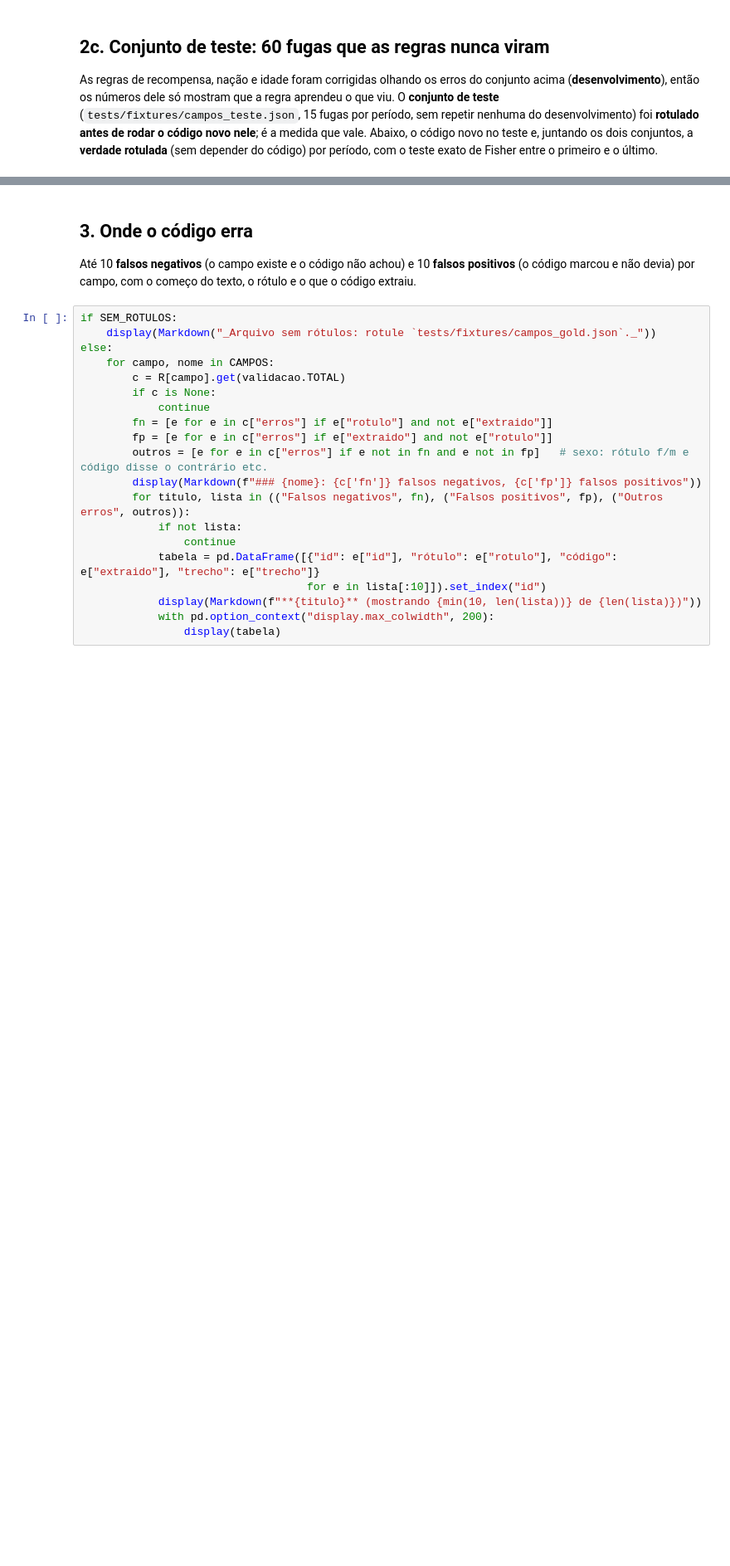
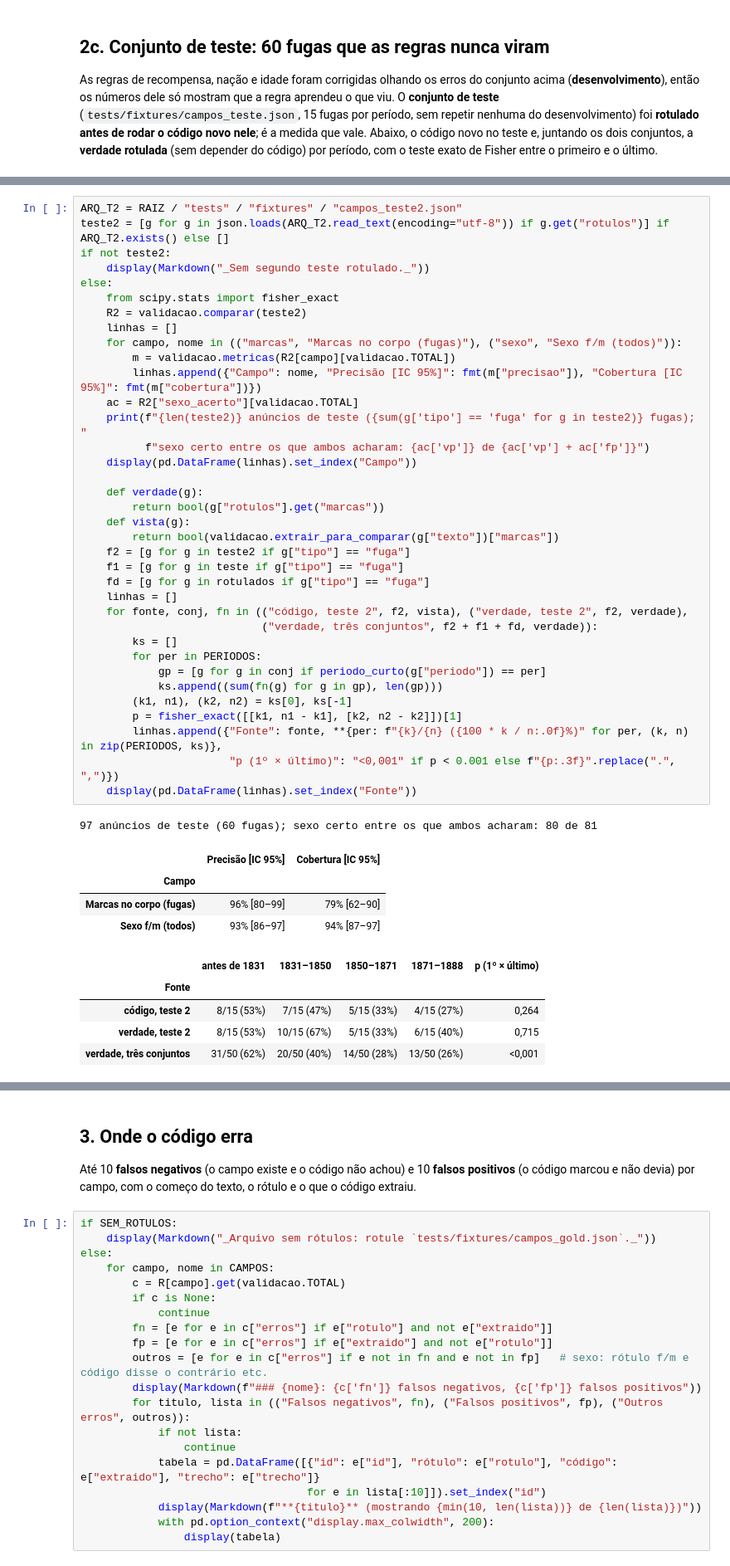
Before and after one commit to DiegoSamim/projetoDadosCompSoc, a Jupyter notebook: notebooks/validacao_campos.ipynb, the cells around one changed output, grey strips where cells are left out. Shown at 83% size. Saved outputs shown, nothing was run; the diff lists cells and outputs as text; blank space fills up the shorter version.

```diff
--- a/notebooks/validacao_campos.ipynb
+++ b/notebooks/validacao_campos.ipynb
@@ -300,0 +306,47 @@ else:
+# %%
+ARQ_T2 = RAIZ / "tests" / "fixtures" / "campos_teste2.json"
+teste2 = [g for g in json.loads(ARQ_T2.read_text(encoding="utf-8")) if g.get("rotulos")] if ARQ_T2.exists() else []
+if not teste2:
+    display(Markdown("_Sem segundo teste rotulado._"))
+else:
+    from scipy.stats import fisher_exact
+    R2 = validacao.comparar(teste2)
+    linhas = []
+    for campo, nome in (("marcas", "Marcas no corpo (fugas)"), ("sexo", "Sexo f/m (todos)")):
+        m = validacao.metricas(R2[campo][validacao.TOTAL])
+        linhas.append({"Campo": nome, "Precisão [IC 95%]": fmt(m["precisao"]), "Cobertura [IC 95%]": fmt(m["cobertura"])})
+    ac = R2["sexo_acerto"][validacao.TOTAL]
+    print(f"{len(teste2)} anúncios de teste ({sum(g['tipo'] == 'fuga' for g in teste2)} fugas); "
+          f"sexo certo entre os que ambos acharam: {ac['vp']} de {ac['vp'] + ac['fp']}")
+    display(pd.DataFrame(linhas).set_index("Campo"))
+
+    def verdade(g):
+        return bool(g["rotulos"].get("marcas"))
+    def vista(g):
+        return bool(validacao.extrair_para_comparar(g["texto"])["marcas"])
+    f2 = [g for g in teste2 if g["tipo"] == "fuga"]
+    f1 = [g for g in teste if g["tipo"] == "fuga"]
+    fd = [g for g in rotulados if g["tipo"] == "fuga"]
+    linhas = []
+    for fonte, conj, fn in (("código, teste 2", f2, vista), ("verdade, teste 2", f2, verdade),
+                            ("verdade, três conjuntos", f2 + f1 + fd, verdade)):
+        ks = []
+        for per in PERIODOS:
+            gp = [g for g in conj if periodo_curto(g["periodo"]) == per]
+            ks.append((sum(fn(g) for g in gp), len(gp)))
+        (k1, n1), (k2, n2) = ks[0], ks[-1]
+        p = fisher_exact([[k1, n1 - k1], [k2, n2 - k2]])[1]
+        linhas.append({"Fonte": fonte, **{per: f"{k}/{n} ({100 * k / n:.0f}%)" for per, (k, n) in zip(PERIODOS, ks)},
+                       "p (1º × último)": "<0,001" if p < 0.001 else f"{p:.3f}".replace(".", ",")})
+    display(pd.DataFrame(linhas).set_index("Fonte"))
+# %% [output]
+97 anúncios de teste (60 fugas); sexo certo entre os que ambos acharam: 80 de 81
+|  | Precisão [IC 95%] | Cobertura [IC 95%] |
+| Campo |  |  |
+| Marcas no corpo (fugas) | 96% [80–99] | 79% [62–90] |
+| Sexo f/m (todos) | 93% [86–97] | 94% [87–97] |
+|  | antes de 1831 | 1831–1850 | 1850–1871 | 1871–1888 | p (1º × último) |
+| Fonte |  |  |  |  |  |
+| código, teste 2 | 8/15 (53%) | 7/15 (47%) | 5/15 (33%) | 4/15 (27%) | 0,264 |
+| verdade, teste 2 | 8/15 (53%) | 10/15 (67%) | 5/15 (33%) | 6/15 (40%) | 0,715 |
+| verdade, três conjuntos | 31/50 (62%) | 20/50 (40%) | 14/50 (28%) | 13/50 (26%) | <0,001 |
```
Also changed, not shown: parts of 13 cells of this notebook, 30 other files.
